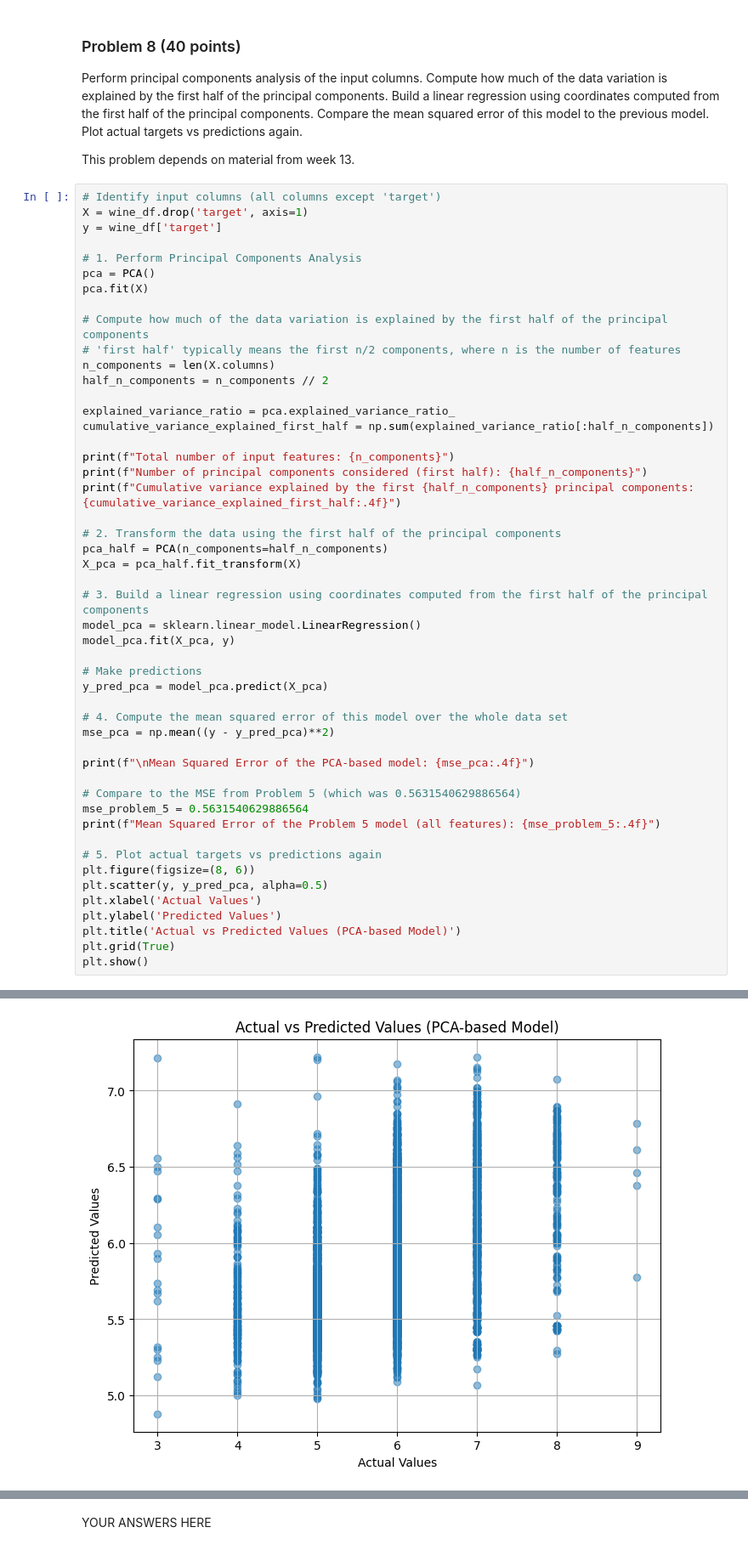
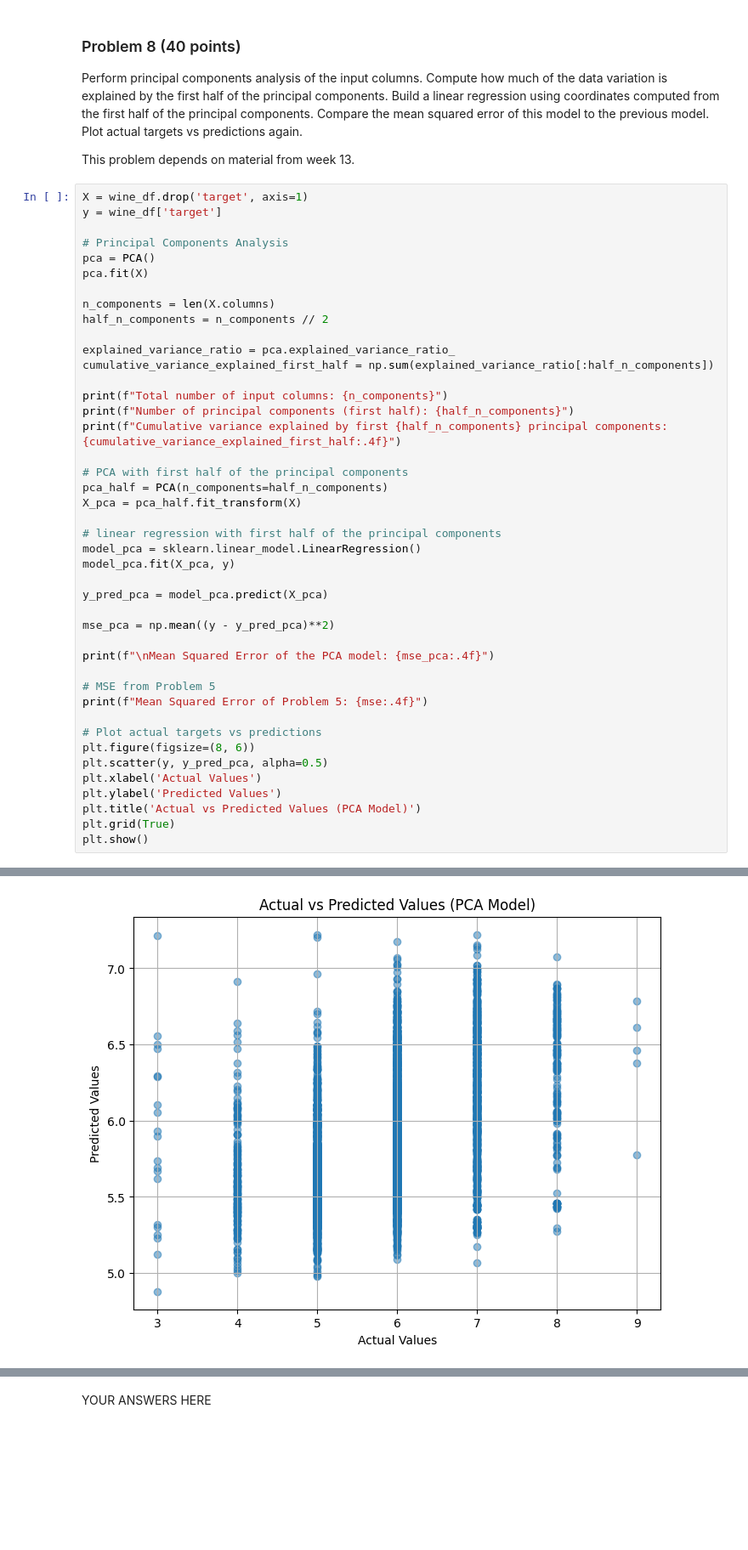
Before and after one commit to salil82/dx601-final-project, a Jupyter notebook: project.ipynb, the cells around one changed output, grey strips where cells are left out. Shown at 85% size. Cells and saved outputs as stored; diff of their text form; blank space fills up the shorter version.

```diff
--- a/project.ipynb
+++ b/project.ipynb
@@ -347,52 +336,46 @@ Plot actual targets vs predictions again.
 
 This problem depends on material from week 13.
 # %%
-# Identify input columns (all columns except 'target')
 X = wine_df.drop('target', axis=1)
 y = wine_df['target']
 
-# 1. Perform Principal Components Analysis
+# Principal Components Analysis
 pca = PCA()
 pca.fit(X)
 
-# Compute how much of the data variation is explained by the first half of the principal components
-# 'first half' typically means the first n/2 components, where n is the number of features
 n_components = len(X.columns)
 half_n_components = n_components // 2
 
 explained_variance_ratio = pca.explained_variance_ratio_
 cumulative_variance_explained_first_half = np.sum(explained_variance_ratio[:half_n_components])
 
-print(f"Total number of input features: {n_components}")
-print(f"Number of principal components considered (first half): {half_n_components}")
-print(f"Cumulative variance explained by the first {half_n_components} principal components: {cumulative_variance_explained_first_half:.4f}")
+print(f"Total number of input columns: {n_components}")
+print(f"Number of principal components (first half): {half_n_components}")
+print(f"Cumulative variance explained by first {half_n_components} principal components: {cumulative_variance_explained_first_half:.4f}")
 
-# 2. Transform the data using the first half of the principal components
+# PCA with first half of the principal components
 pca_half = PCA(n_components=half_n_components)
 X_pca = pca_half.fit_transform(X)
 
-# 3. Build a linear regression using coordinates computed from the first half of the principal components
+# linear regression with first half of the principal components
 model_pca = sklearn.linear_model.LinearRegression()
 model_pca.fit(X_pca, y)
 
-# Make predictions
 y_pred_pca = model_pca.predict(X_pca)
 
-# 4. Compute the mean squared error of this model over the whole data set
 mse_pca = np.mean((y - y_pred_pca)**2)
 
-print(f"\nMean Squared Error of the PCA-based model: {mse_pca:.4f}")
+print(f"\nMean Squared Error of the PCA model: {mse_pca:.4f}")
 
-# Compare to the MSE from Problem 5 (which was 0.5631540629886564)
-mse_problem_5 = 0.5631540629886564
-print(f"Mean Squared Error of the Problem 5 model (all features): {mse_problem_5:.4f}")
+# MSE from Problem 5
+print(f"Mean Squared Error of Problem 5: {mse:.4f}")
 
-# 5. Plot actual targets vs predictions again
+# Plot actual targets vs predictions
 plt.figure(figsize=(8, 6))
 plt.scatter(y, y_pred_pca, alpha=0.5)
 plt.xlabel('Actual Values')
 plt.ylabel('Predicted Values')
-plt.title('Actual vs Predicted Values (PCA-based Model)')
+plt.title('Actual vs Predicted Values (PCA Model)')
 plt.grid(True)
 plt.show()
 # %% [output]
@@ -405 +388 @@ Mean Squared Error of the Problem 5 model (all features): 0.5632
-[figure, old version]
+[figure, new version]
```
Also changed, not shown: parts of 22 cells of this notebook.
